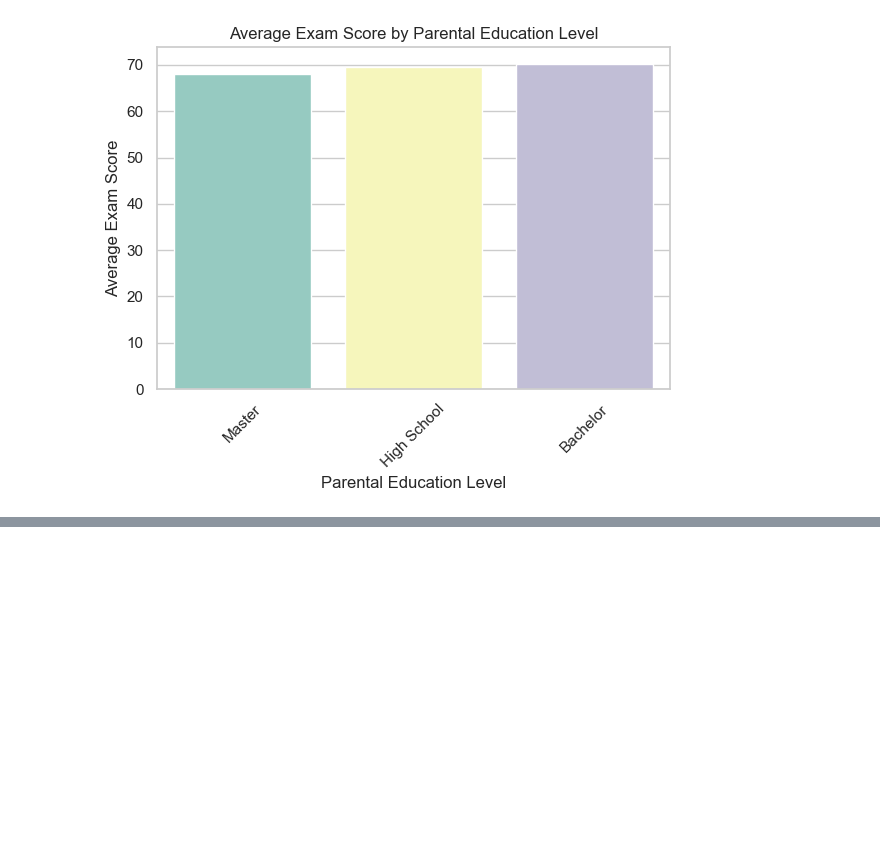
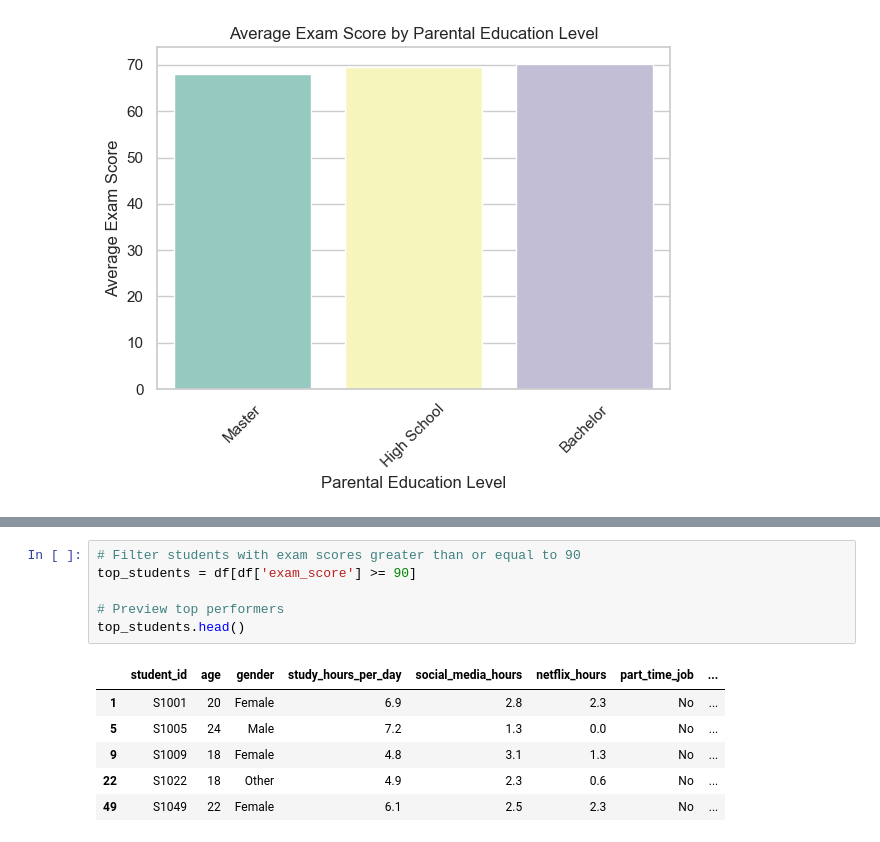
Before and after one commit to Dulyana-Silva/student-performance-dashboard, a Jupyter notebook: student_habits_performance.ipynb, the cells around one changed output, grey strips where cells are left out. Drawn from its saved outputs; the diff is of its cells as text; blank space fills up the shorter version.

```diff
--- a/student_habits_performance.ipynb
+++ b/student_habits_performance.ipynb
@@ -330,0 +368,13 @@ Passing `palette` without assigning `hue` is deprecated and will be removed in v
+# %%
+# Filter students with exam scores greater than or equal to 90
+top_students = df[df['exam_score'] >= 90]
+
+# Preview top performers
+top_students.head()
+# %% [output]
+|  | student_id | age | gender | study_hours_per_day | social_media_hours | netflix_hours | part_time_job | ... |
+| 1 | S1001 | 20 | Female | 6.9 | 2.8 | 2.3 | No | ... |
+| 5 | S1005 | 24 | Male | 7.2 | 1.3 | 0.0 | No | ... |
+| 9 | S1009 | 18 | Female | 4.8 | 3.1 | 1.3 | No | ... |
+| 22 | S1022 | 18 | Other | 4.9 | 2.3 | 0.6 | No | ... |
+| 49 | S1049 | 22 | Female | 6.1 | 2.5 | 2.3 | No | ... |
```
Also changed, not shown: parts of 3 cells of this notebook.
